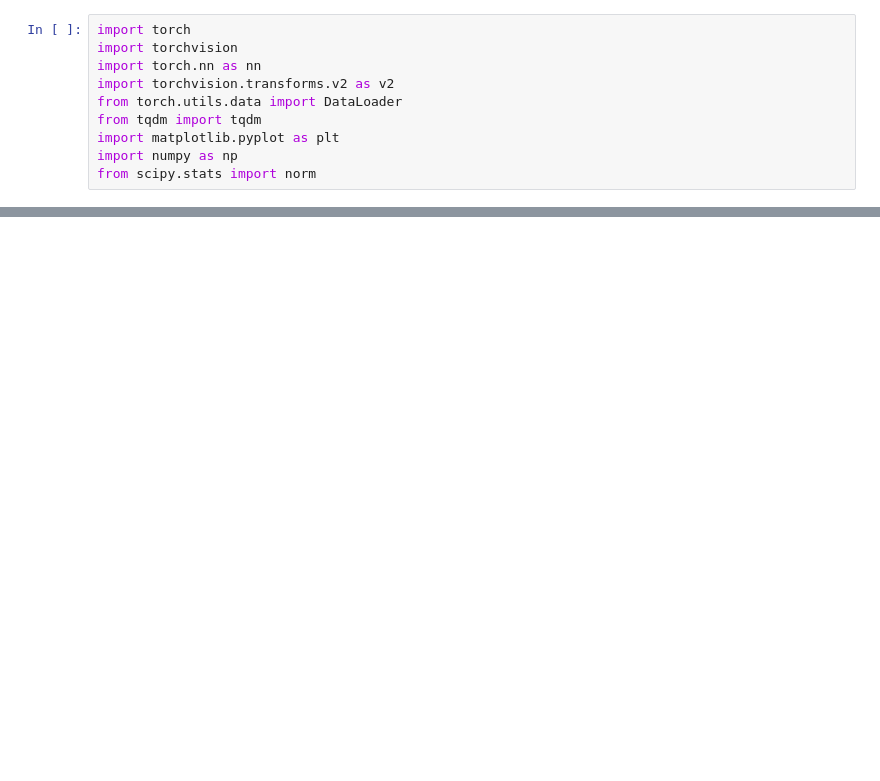
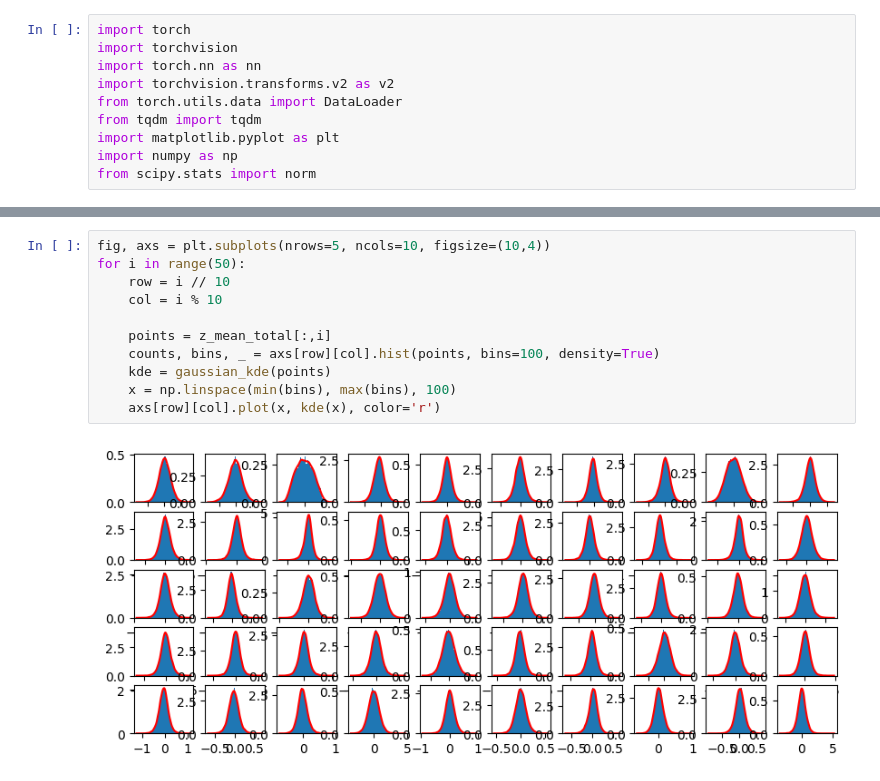
Before and after one commit to joseph-jingi-jung/generative-dl-2nd, a Jupyter notebook: vae-celeba.ipynb, the cells around one changed output, grey strips where cells are left out. Cells and saved outputs as stored; diff of their text form; blank space fills up the shorter version.

```diff
--- a/vae-celeba.ipynb
+++ b/vae-celeba.ipynb
@@ -26,0 +309,13 @@ RuntimeError: The MD5 checksum of the download file ./dataset\celeba\img_align_c
+# %%
+fig, axs = plt.subplots(nrows=5, ncols=10, figsize=(10,4))
+for i in range(50):
+    row = i // 10
+    col = i % 10
+
+    points = z_mean_total[:,i]
+    counts, bins, _ = axs[row][col].hist(points, bins=100, density=True)
+    kde = gaussian_kde(points)
+    x = np.linspace(min(bins), max(bins), 100)
+    axs[row][col].plot(x, kde(x), color='r')
+# %% [output]
+[figure, added]
```
Also changed, not shown: parts of 22 cells of this notebook.
